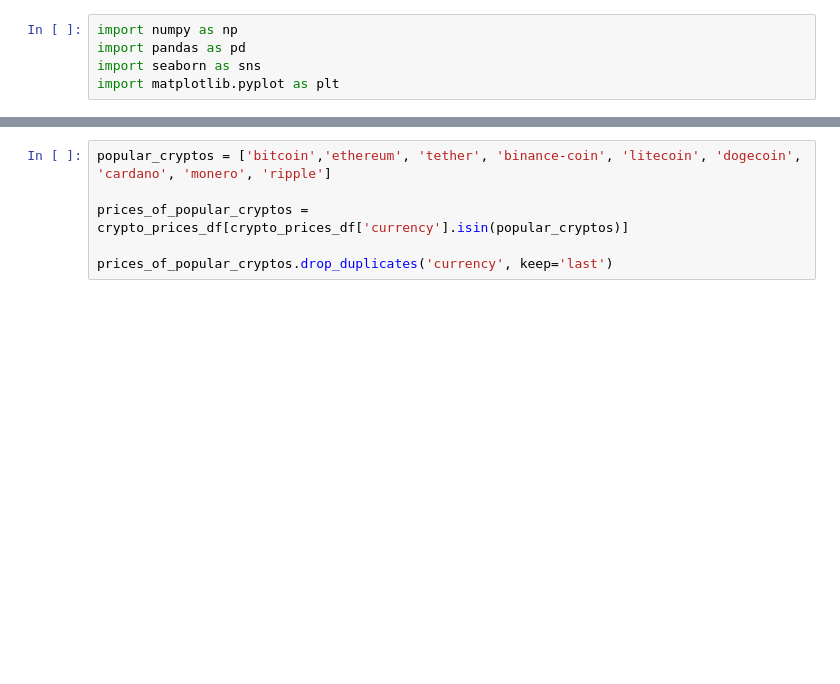
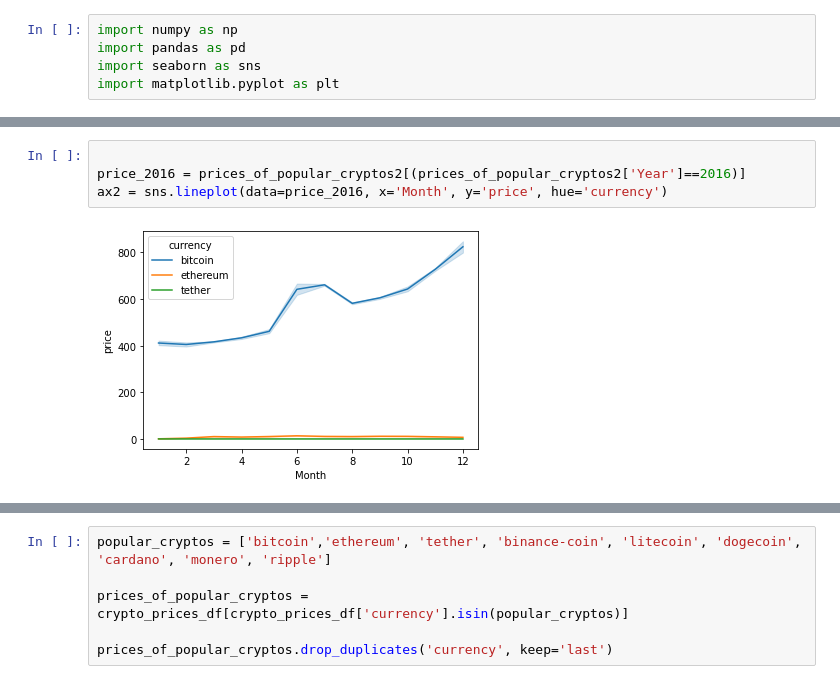
Before and after one commit to uic-cs418/cs418-spring22-sixth-sense, a Jupyter notebook: CS418_Sixth_Sense.ipynb, the cells around one changed output, grey strips where cells are left out. Cells and saved outputs as stored; diff of their text form; blank space fills up the shorter version.

```diff
--- a/CS418_Sixth_Sense.ipynb
+++ b/CS418_Sixth_Sense.ipynb
@@ -41,0 +50,6 @@ crypto_prices_df[(crypto_prices_df['currency'] == 'bitcoin')].head(20)
+# %%
+
+price_2016 = prices_of_popular_cryptos2[(prices_of_popular_cryptos2['Year']==2016)]
+ax2 = sns.lineplot(data=price_2016, x='Month', y='price', hue='currency')
+# %% [output]
+[figure, added]
```
Also changed, not shown: parts of 3 cells of this notebook.
